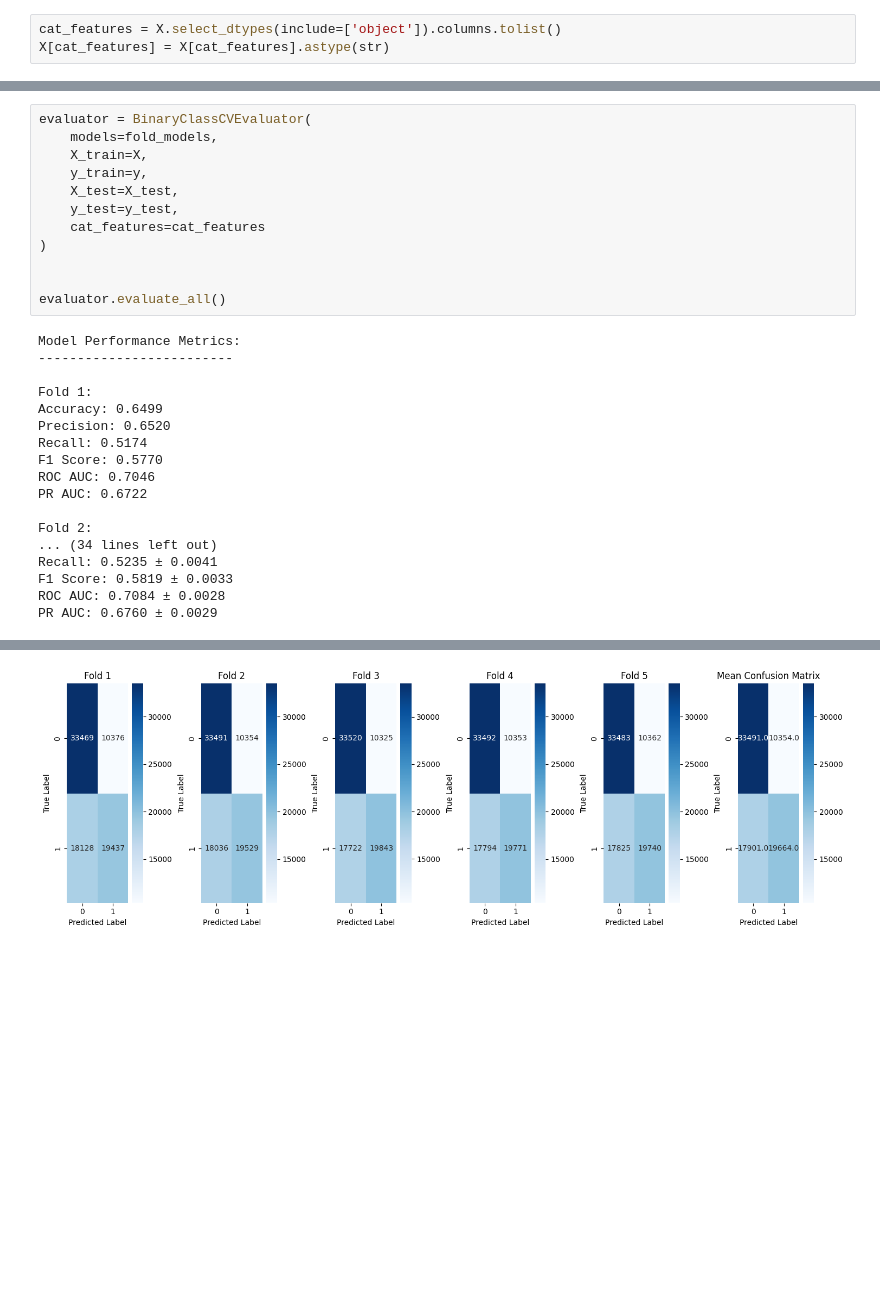
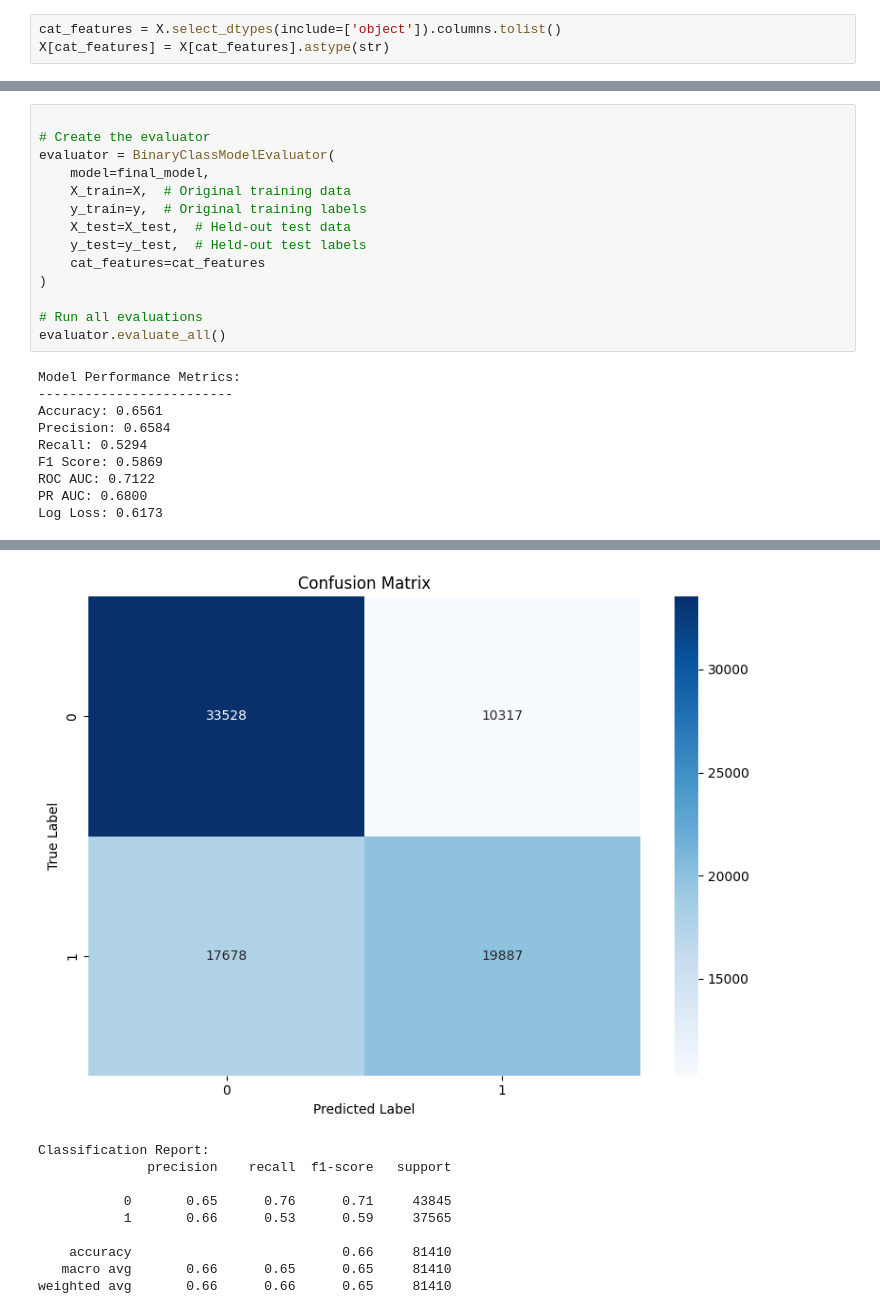
Before and after one commit to dmarxie/optimizing-catboost-model-with-bayesian, a Jupyter notebook: model/default_catboost_Binary.ipynb, the cells around one changed output, grey strips where cells are left out. Saved outputs shown, nothing was run; the diff lists cells and outputs as text; blank space fills up the shorter version.

Commit message:
The Finale Finale Finale Update

```diff
--- a/model/default_catboost_Binary.ipynb
+++ b/model/default_catboost_Binary.ipynb
@@ -487,30 +396,24 @@ Average Accuracy: 0.6390
 # %%
-evaluator = BinaryClassCVEvaluator(
-    models=fold_models,
-    X_train=X,
-    y_train=y,
-    X_test=X_test,
-    y_test=y_test,
+
+# Create the evaluator
+evaluator = BinaryClassModelEvaluator(
+    model=final_model,
+    X_train=X,  # Original training data
+    y_train=y,  # Original training labels
+    X_test=X_test,  # Held-out test data
+    y_test=y_test,  # Held-out test labels
     cat_features=cat_features
 )
 
-
+# Run all evaluations
 evaluator.evaluate_all()
 # %% [output]
 Model Performance Metrics:
 -------------------------
-
-Fold 1:
-Accuracy: 0.6499
-Precision: 0.6520
-Recall: 0.5174
-F1 Score: 0.5770
-ROC AUC: 0.7046
-PR AUC: 0.6722
-
-Fold 2:
-... (34 lines left out)
-Recall: 0.5235 ± 0.0041
-F1 Score: 0.5819 ± 0.0033
-ROC AUC: 0.7084 ± 0.0028
-PR AUC: 0.6760 ± 0.0029
+Accuracy: 0.6561
+Precision: 0.6584
+Recall: 0.5294
+F1 Score: 0.5869
+ROC AUC: 0.7122
+PR AUC: 0.6800
+Log Loss: 0.6173
@@ -519 +422,10 @@ PR AUC: 0.6760 ± 0.0029
-[figure, old version]
+[figure, new version]
+Classification Report:
+              precision    recall  f1-score   support
+
+           0       0.65      0.76      0.71     43845
+           1       0.66      0.53      0.59     37565
+
+    accuracy                           0.66     81410
+   macro avg       0.66      0.65      0.65     81410
+weighted avg       0.66      0.66      0.65     81410
```
Also changed, not shown: parts of 4 cells of this notebook, 6 other files.
